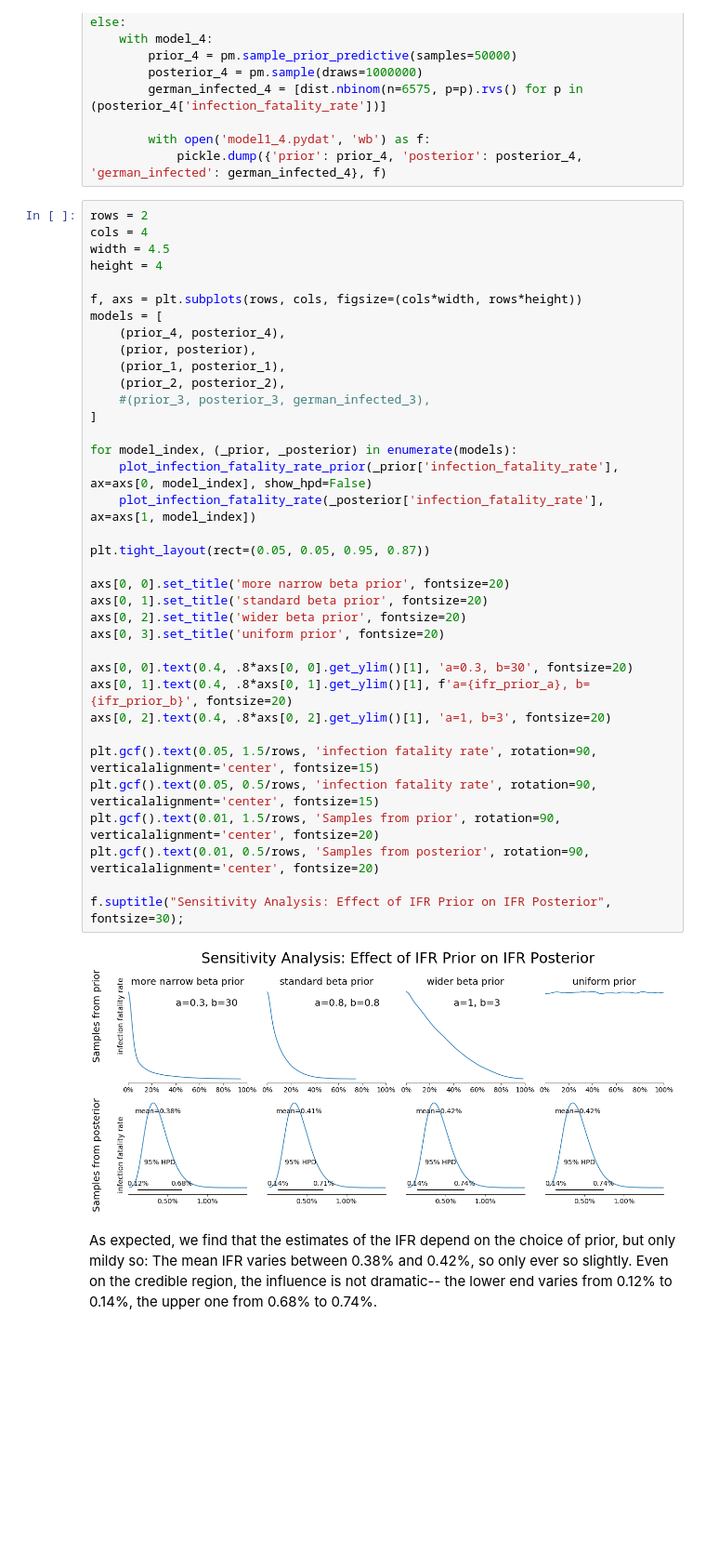
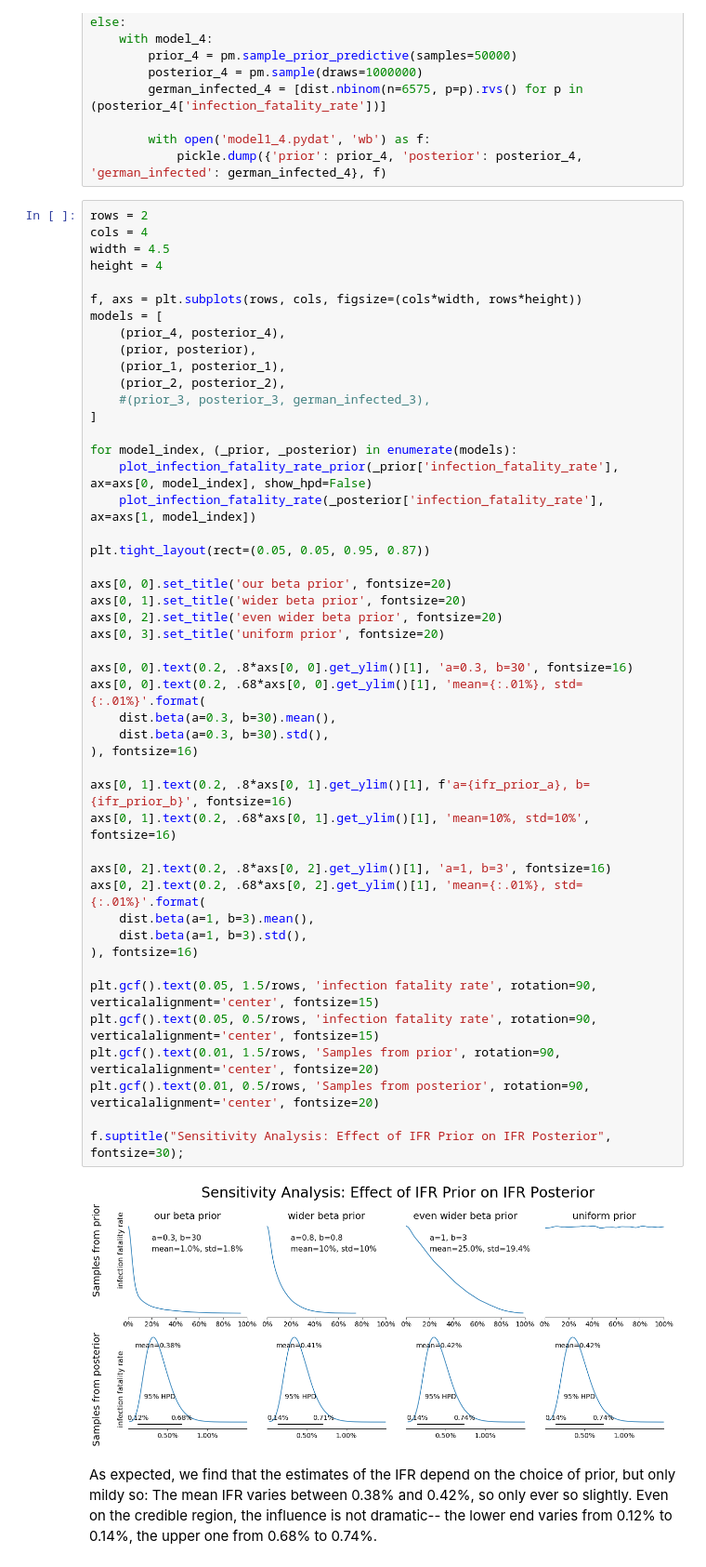
Before and after one commit to matthias-k/analysis-heinsberg-study, a Jupyter notebook: BayesianHeinsbergClean.ipynb, the cells around one changed output. Shown at 93% size. Drawn from its saved outputs; the diff is of its cells as text; blank space fills up the shorter version.

Commit message:
means and stds for beta priors
Signed-off-by: Matthias Kümmerer <matthias@matthias-k.org>

```diff
--- a/BayesianHeinsbergClean.ipynb
+++ b/BayesianHeinsbergClean.ipynb
@@ -365,40 +365,51 @@ else:
 rows = 2
 cols = 4
 width = 4.5
 height = 4
 
 f, axs = plt.subplots(rows, cols, figsize=(cols*width, rows*height))
 models = [
     (prior_4, posterior_4),
     (prior, posterior),
     (prior_1, posterior_1),
     (prior_2, posterior_2),
     #(prior_3, posterior_3, german_infected_3),
 ]
 
 for model_index, (_prior, _posterior) in enumerate(models):
     plot_infection_fatality_rate_prior(_prior['infection_fatality_rate'], ax=axs[0, model_index], show_hpd=False)
     plot_infection_fatality_rate(_posterior['infection_fatality_rate'], ax=axs[1, model_index])
 
 plt.tight_layout(rect=(0.05, 0.05, 0.95, 0.87))
 
-axs[0, 0].set_title('more narrow beta prior', fontsize=20)
-axs[0, 1].set_title('standard beta prior', fontsize=20)
-axs[0, 2].set_title('wider beta prior', fontsize=20)
+axs[0, 0].set_title('our beta prior', fontsize=20)
+axs[0, 1].set_title('wider beta prior', fontsize=20)
+axs[0, 2].set_title('even wider beta prior', fontsize=20)
 axs[0, 3].set_title('uniform prior', fontsize=20)
 
-axs[0, 0].text(0.4, .8*axs[0, 0].get_ylim()[1], 'a=0.3, b=30', fontsize=20)
-axs[0, 1].text(0.4, .8*axs[0, 1].get_ylim()[1], f'a={ifr_prior_a}, b={ifr_prior_b}', fontsize=20)
-axs[0, 2].text(0.4, .8*axs[0, 2].get_ylim()[1], 'a=1, b=3', fontsize=20)
+axs[0, 0].text(0.2, .8*axs[0, 0].get_ylim()[1], 'a=0.3, b=30', fontsize=16)
+axs[0, 0].text(0.2, .68*axs[0, 0].get_ylim()[1], 'mean={:.01%}, std={:.01%}'.format(
+    dist.beta(a=0.3, b=30).mean(),
+    dist.beta(a=0.3, b=30).std(),
+), fontsize=16)
+
+axs[0, 1].text(0.2, .8*axs[0, 1].get_ylim()[1], f'a={ifr_prior_a}, b={ifr_prior_b}', fontsize=16)
+axs[0, 1].text(0.2, .68*axs[0, 1].get_ylim()[1], 'mean=10%, std=10%', fontsize=16)
+
+axs[0, 2].text(0.2, .8*axs[0, 2].get_ylim()[1], 'a=1, b=3', fontsize=16)
+axs[0, 2].text(0.2, .68*axs[0, 2].get_ylim()[1], 'mean={:.01%}, std={:.01%}'.format(
+    dist.beta(a=1, b=3).mean(),
+    dist.beta(a=1, b=3).std(),
+), fontsize=16)
 
 plt.gcf().text(0.05, 1.5/rows, 'infection fatality rate', rotation=90, verticalalignment='center', fontsize=15)
 plt.gcf().text(0.05, 0.5/rows, 'infection fatality rate', rotation=90, verticalalignment='center', fontsize=15)
 plt.gcf().text(0.01, 1.5/rows, 'Samples from prior', rotation=90, verticalalignment='center', fontsize=20)
 plt.gcf().text(0.01, 0.5/rows, 'Samples from posterior', rotation=90, verticalalignment='center', fontsize=20)
 
 f.suptitle("Sensitivity Analysis: Effect of IFR Prior on IFR Posterior", fontsize=30);
 # %% [output]
-[figure, old version]
+[figure, new version]
 # %% [markdown]
 As expected, we find that the estimates of the IFR depend on the choice of prior, but only mildy so: The mean IFR varies between 0.38% and 0.42%, so only ever so slightly. Even on the credible region, the influence is not dramatic-- the lower end varies from 0.12% to 0.14%, the upper one from 0.68% to 0.74%.
 # %% [markdown]
```
Also changed, not shown: parts of 1 cell of this notebook.
